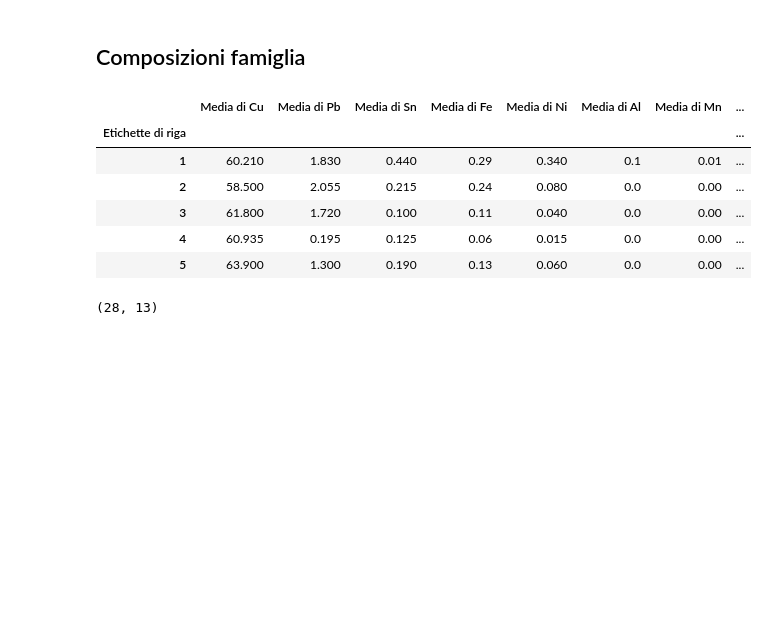
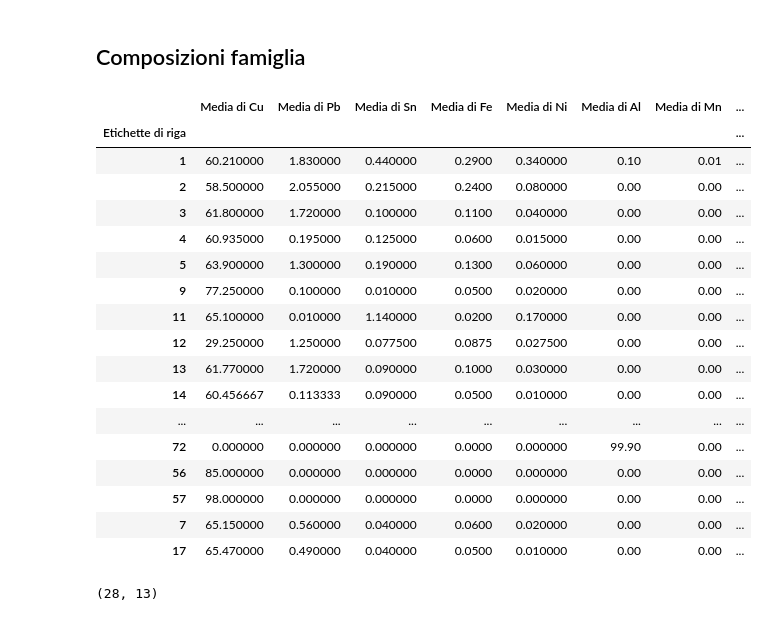
Before and after one commit to PicciMarioRegesta/almag.ottimizzazione-produzione, a Jupyter notebook: importazione.ipynb, the cells around one changed output. Saved outputs shown, nothing was run; the diff lists cells and outputs as text; code cells hidden in the pictures; blank space fills up the shorter version.

```diff
--- a/importazione.ipynb
+++ b/importazione.ipynb
@@ -63,5 +53,7 @@ cons_df_raw.head()
 # %%
-cons_df = cons_df_raw[['Famiglia', 'Quantità']].groupby('Famiglia').sum().sort_values(['Quantità']).sort_values(['Famiglia']).reset_index()
+cons_df = cons_df_raw[['Famiglia', 'Quantità']].groupby('Famiglia').sum().sort_values(['Quantità']).sort_values(['Famiglia'])
 cons_df['Quantità'] = cons_df['Quantità']*-1
 cons_df
+
+# cons_df.to_clipboard(excel=True,sep='\t',  decimal=',')
 # %% [output]
@@ -177,20 +173,31 @@ array([0.000e+00, 3.000e-02, 0.000e+00, 0.000e+00, 0.000e+00, 0.000e+00,
 # %%
 comp_raw = pd.read_excel(
     input_filepath,
     sheet_name="Analisi IN FAM",
     header=2
 )
 comp_raw = comp_raw.drop(columns=["Media di Totale"])
-comp_raw = comp_raw[comp_raw['Etichette di riga'].isin(cons_df['Famiglia'])]
+comp_raw = comp_raw[comp_raw['Etichette di riga'].isin(cons_df.index)]
 comp_raw = comp_raw.set_index('Etichette di riga')
-comp_raw.head()
+comp_raw
 # %% [output]
 |  | Media di Cu | Media di Pb | Media di Sn | Media di Fe | Media di Ni | Media di Al | Media di Mn | ... |
 | Etichette di riga |  |  |  |  |  |  |  | ... |
-| 1 | 60.210 | 1.830 | 0.440 | 0.29 | 0.340 | 0.1 | 0.01 | ... |
-| 2 | 58.500 | 2.055 | 0.215 | 0.24 | 0.080 | 0.0 | 0.00 | ... |
-| 3 | 61.800 | 1.720 | 0.100 | 0.11 | 0.040 | 0.0 | 0.00 | ... |
-| 4 | 60.935 | 0.195 | 0.125 | 0.06 | 0.015 | 0.0 | 0.00 | ... |
-| 5 | 63.900 | 1.300 | 0.190 | 0.13 | 0.060 | 0.0 | 0.00 | ... |
+| 1 | 60.210000 | 1.830000 | 0.440000 | 0.2900 | 0.340000 | 0.10 | 0.01 | ... |
+| 2 | 58.500000 | 2.055000 | 0.215000 | 0.2400 | 0.080000 | 0.00 | 0.00 | ... |
+| 3 | 61.800000 | 1.720000 | 0.100000 | 0.1100 | 0.040000 | 0.00 | 0.00 | ... |
+| 4 | 60.935000 | 0.195000 | 0.125000 | 0.0600 | 0.015000 | 0.00 | 0.00 | ... |
+| 5 | 63.900000 | 1.300000 | 0.190000 | 0.1300 | 0.060000 | 0.00 | 0.00 | ... |
+| 9 | 77.250000 | 0.100000 | 0.010000 | 0.0500 | 0.020000 | 0.00 | 0.00 | ... |
+| 11 | 65.100000 | 0.010000 | 1.140000 | 0.0200 | 0.170000 | 0.00 | 0.00 | ... |
+| 12 | 29.250000 | 1.250000 | 0.077500 | 0.0875 | 0.027500 | 0.00 | 0.00 | ... |
+| 13 | 61.770000 | 1.720000 | 0.090000 | 0.1000 | 0.030000 | 0.00 | 0.00 | ... |
+| 14 | 60.456667 | 0.113333 | 0.090000 | 0.0500 | 0.010000 | 0.00 | 0.00 | ... |
+| ... | ... | ... | ... | ... | ... | ... | ... | ... |
+| 72 | 0.000000 | 0.000000 | 0.000000 | 0.0000 | 0.000000 | 99.90 | 0.00 | ... |
+| 56 | 85.000000 | 0.000000 | 0.000000 | 0.0000 | 0.000000 | 0.00 | 0.00 | ... |
+| 57 | 98.000000 | 0.000000 | 0.000000 | 0.0000 | 0.000000 | 0.00 | 0.00 | ... |
+| 7 | 65.150000 | 0.560000 | 0.040000 | 0.0600 | 0.020000 | 0.00 | 0.00 | ... |
+| 17 | 65.470000 | 0.490000 | 0.040000 | 0.0500 | 0.010000 | 0.00 | 0.00 | ... |
 # %%
 # Indici mancanti
```
Also changed, not shown: parts of 11 cells of this notebook, 2 other files.
